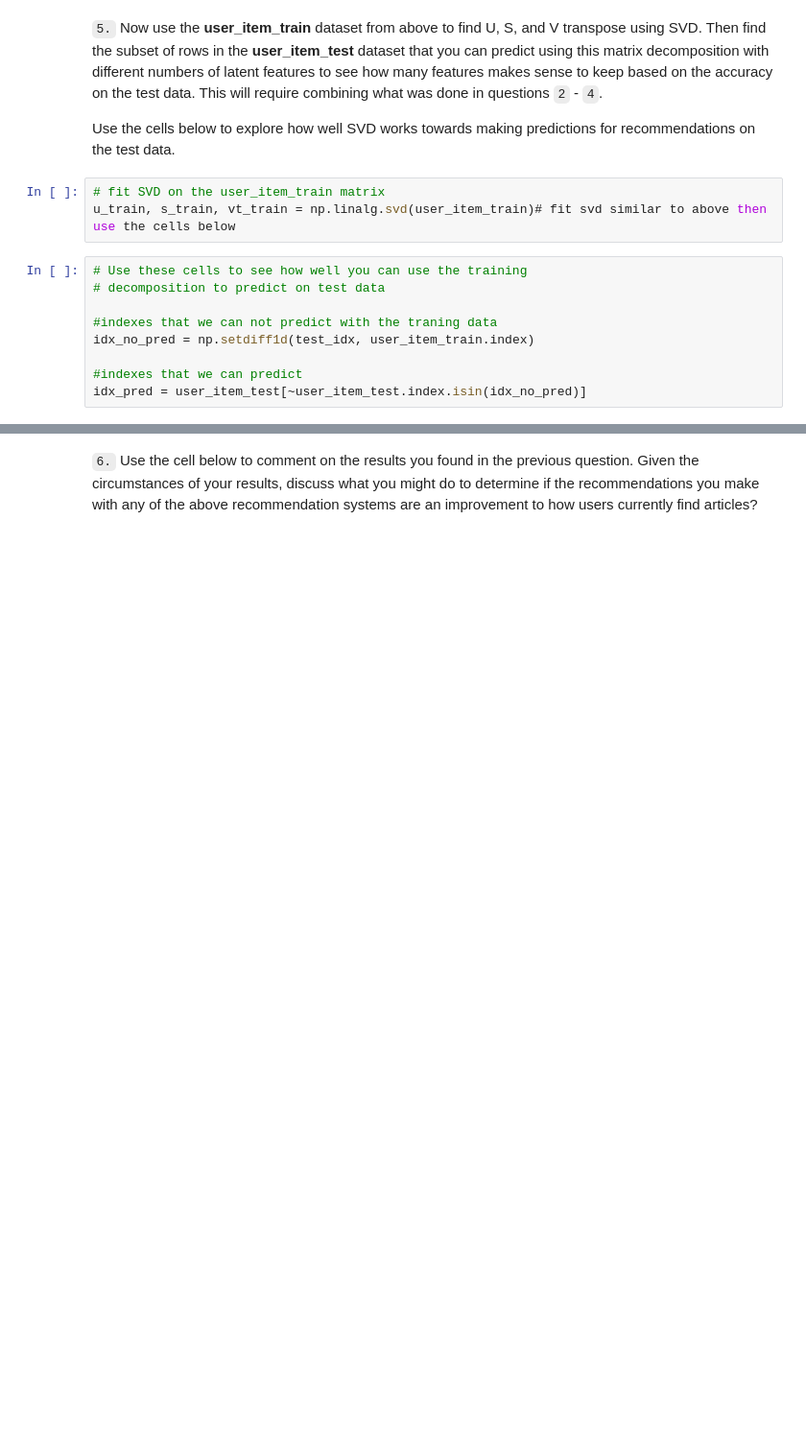
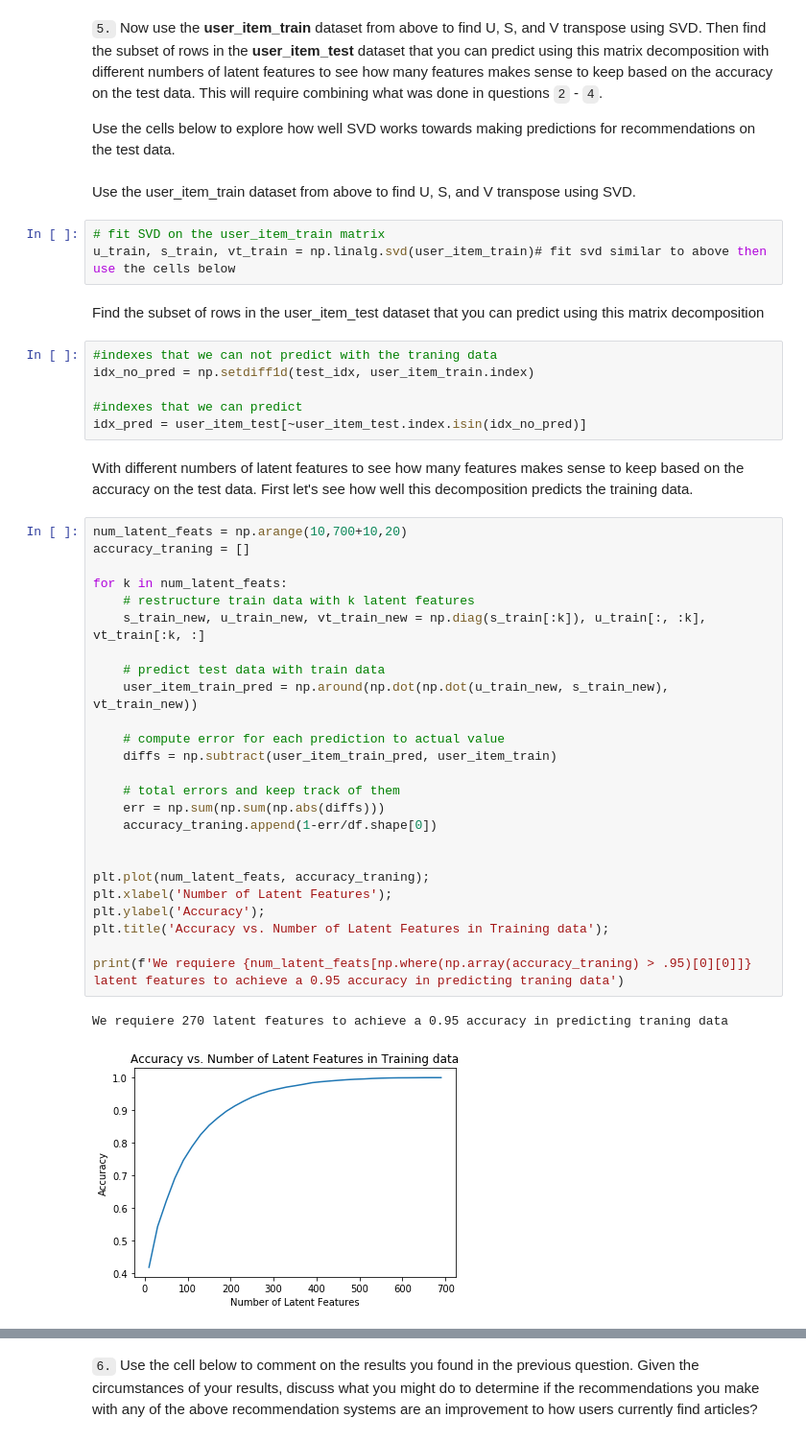
Before and after one commit to DanyIvan/Recomendation-Egines, a Jupyter notebook: Recommendations_with_IBM.ipynb, the cells around one changed output, grey strips where cells are left out. Shown: that part at 96% size. Saved outputs shown, nothing was run; the diff lists cells and outputs as text; blank space fills up the shorter version.

```diff
--- a/Recommendations_with_IBM.ipynb
+++ b/Recommendations_with_IBM.ipynb
@@ -919,17 +933,48 @@ Awesome job!  That's right!  All of the test movies are in the training data, bu
 `5.` Now use the **user_item_train** dataset from above to find U, S, and V transpose using SVD. Then find the subset of rows in the **user_item_test** dataset that you can predict using this matrix decomposition with different numbers of latent features to see how many features makes sense to keep based on the accuracy on the test data. This will require combining what was done in questions `2` - `4`.
 
 Use the cells below to explore how well SVD works towards making predictions for recommendations on the test data.
+# %% [markdown]
+Use the user_item_train dataset from above to find U, S, and V transpose using SVD.
 # %%
 # fit SVD on the user_item_train matrix
 u_train, s_train, vt_train = np.linalg.svd(user_item_train)# fit svd similar to above then use the cells below
+# %% [markdown]
+Find the subset of rows in the user_item_test dataset that you can predict using this matrix decomposition
 # %%
-# Use these cells to see how well you can use the training
-# decomposition to predict on test data
-
 #indexes that we can not predict with the traning data
 idx_no_pred = np.setdiff1d(test_idx, user_item_train.index)
 
 #indexes that we can predict
 idx_pred = user_item_test[~user_item_test.index.isin(idx_no_pred)]
+# %% [markdown]
+With different numbers of latent features to see how many features makes sense to keep based on the accuracy on the test data. First let's see how well this decomposition predicts the training data.
+# %%
+num_latent_feats = np.arange(10,700+10,20)
+accuracy_traning = []
+
+for k in num_latent_feats:
+    # restructure train data with k latent features
+    s_train_new, u_train_new, vt_train_new = np.diag(s_train[:k]), u_train[:, :k], vt_train[:k, :]
+
+    # predict test data with train data
+    user_item_train_pred = np.around(np.dot(np.dot(u_train_new, s_train_new), vt_train_new))
+
+    # compute error for each prediction to actual value
+    diffs = np.subtract(user_item_train_pred, user_item_train)
+
+    # total errors and keep track of them
+    err = np.sum(np.sum(np.abs(diffs)))
+    accuracy_traning.append(1-err/df.shape[0])
+
+
+plt.plot(num_latent_feats, accuracy_traning);
+plt.xlabel('Number of Latent Features');
+plt.ylabel('Accuracy');
+plt.title('Accuracy vs. Number of Latent Features in Training data');
+
+print(f'We requiere {num_latent_feats[np.where(np.array(accuracy_traning) > .95)[0][0]]} latent features to achieve a 0.95 accuracy in predicting traning data')
+# %% [output]
+We requiere 270 latent features to achieve a 0.95 accuracy in predicting traning data
+[figure, added]
 # %%
 num_latent_feats = np.arange(10,700+10,20)
```
Also changed, not shown: parts of 7 cells of this notebook, 1 other file.
